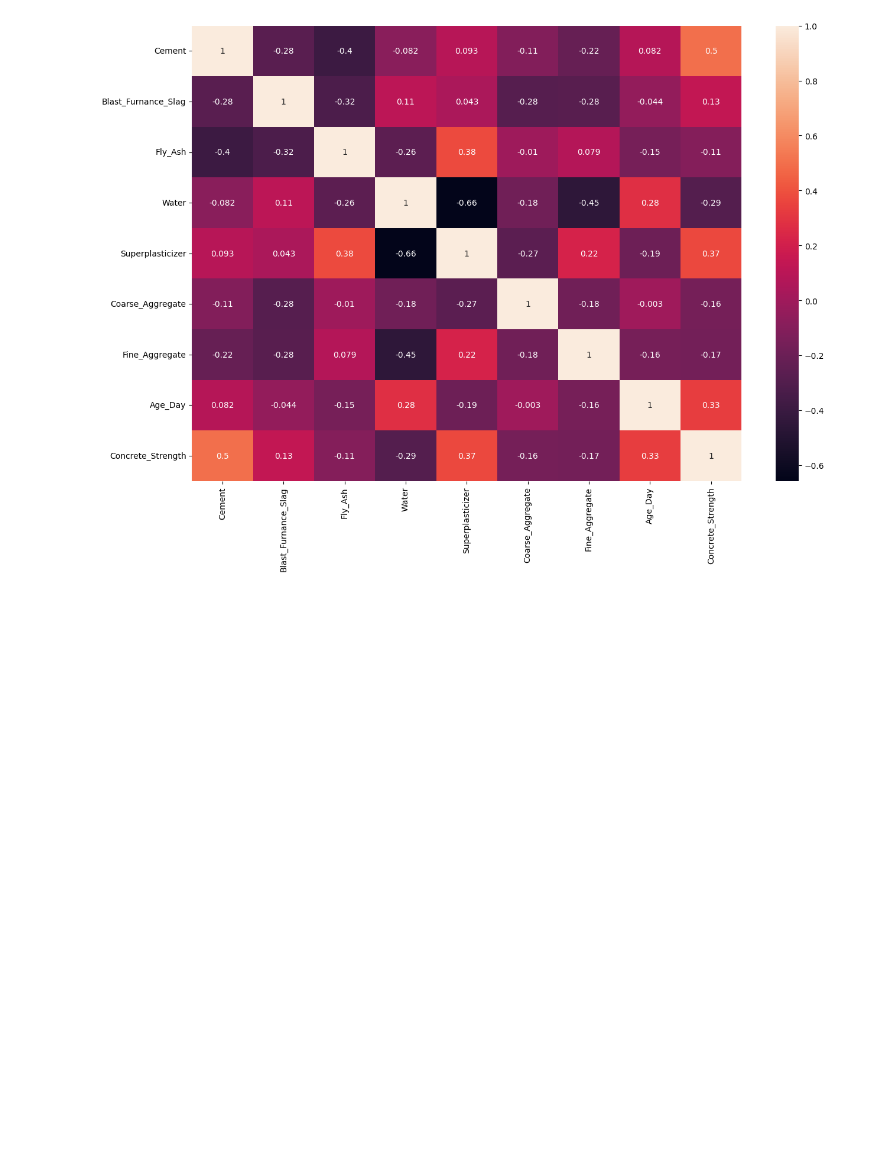
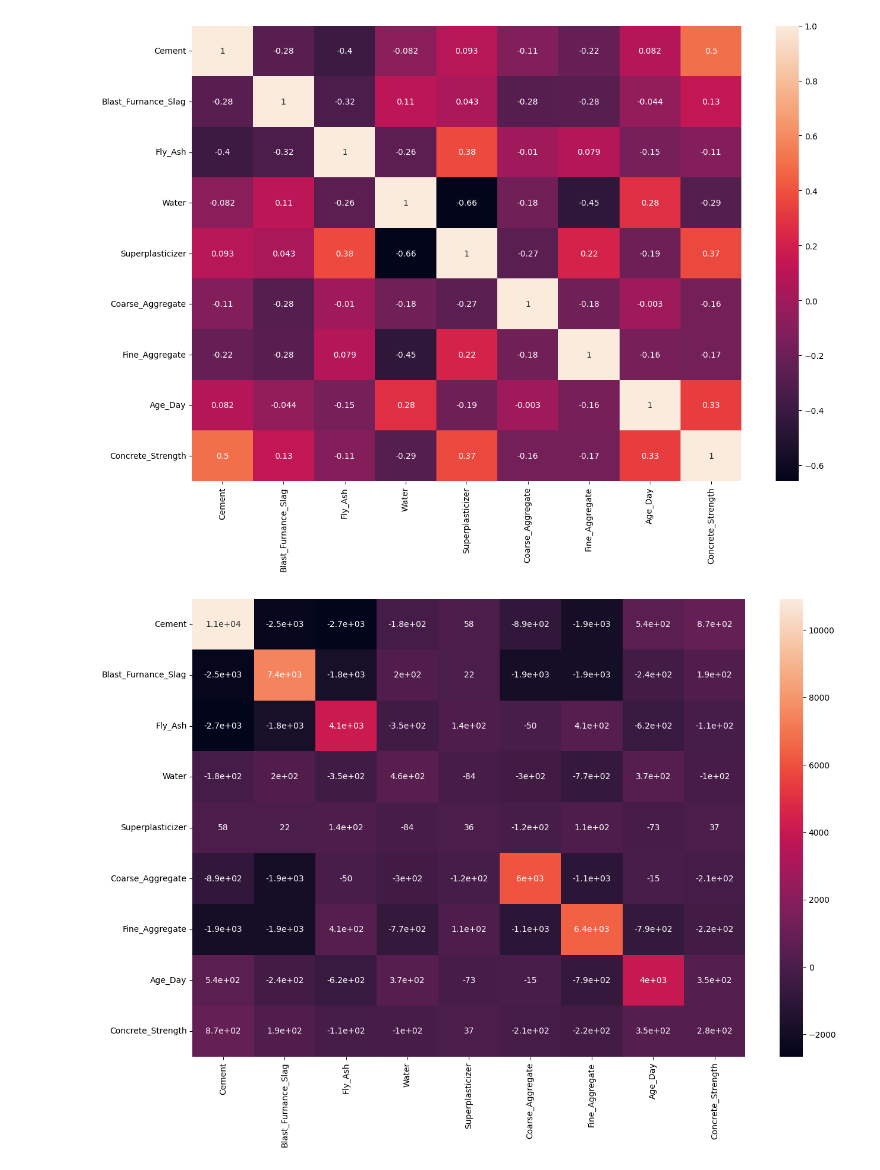
Before and after one commit to AftabQuant/Machine-Learning-Chronicles, a Jupyter notebook: Machine Learning Hub/Data Science Course/Statistics Concept/Covariance and Correlation.ipynb, the cells around one changed output. Saved outputs shown, nothing was run; the diff lists cells and outputs as text; code cells hidden in the pictures; blank space fills up the shorter version.

```diff
--- a/Machine Learning Hub/Data Science Course/Statistics Concept/Covariance and Correlation.ipynb
+++ b/Machine Learning Hub/Data Science Course/Statistics Concept/Covariance and Correlation.ipynb
@@ -95,3 +97,9 @@ sns.heatmap(data=df.corr(), annot=True)
 plt.show()
 # %% [output]
 [figure]
+# %%
+plt.figure(figsize=(15,10))
+sns.heatmap(data=df.cov(), annot=True)
+plt.show()
+# %% [output]
+[figure, added]
```
Also changed, not shown: parts of 1 cell of this notebook.
